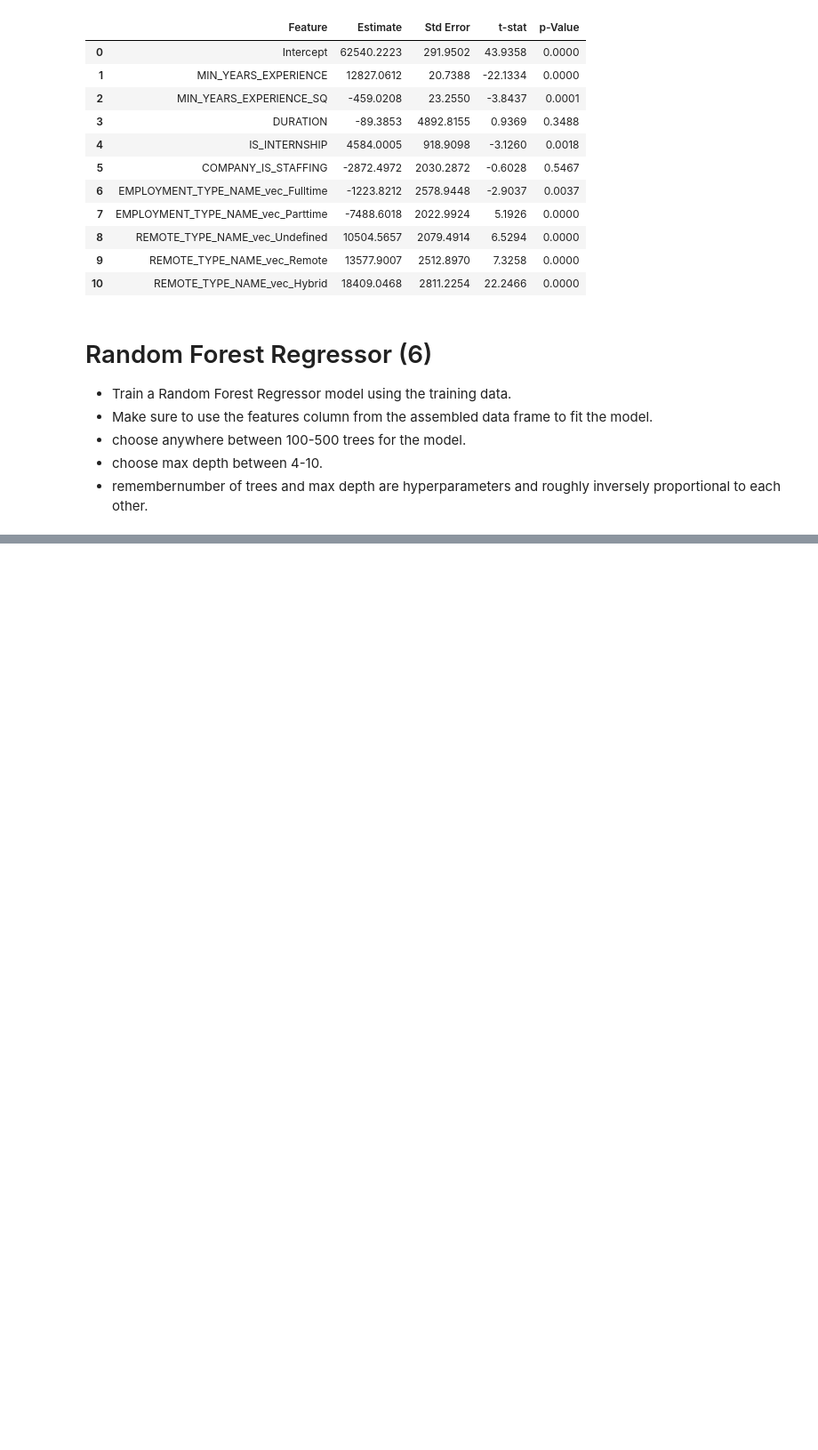
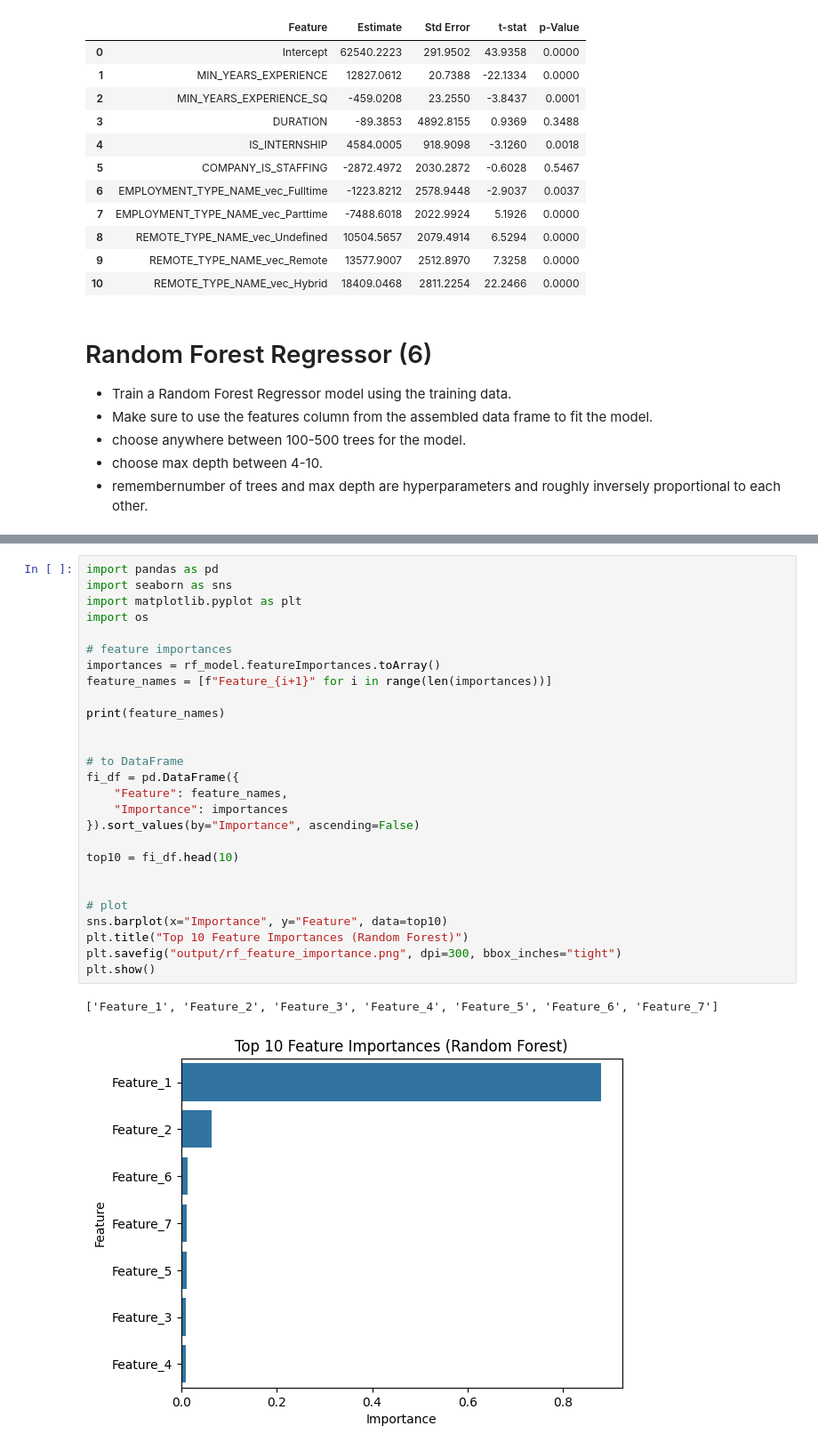
Before and after one commit to julio1the/assignment-04-juliocesarvg, a Jupyter notebook: assignment04-juliocesarvg_sol.ipynb, the cells around one changed output, grey strips where cells are left out. Shown at 89% size. Cells and saved outputs as stored; diff of their text form; blank space fills up the shorter version.

```diff
--- a/assignment04-juliocesarvg_sol.ipynb
+++ b/assignment04-juliocesarvg_sol.ipynb
@@ -774,0 +848,30 @@ data_rf = regression_data_final
+# %%
+import pandas as pd
+import seaborn as sns
+import matplotlib.pyplot as plt
+import os
+
+# feature importances
+importances = rf_model.featureImportances.toArray()
+feature_names = [f"Feature_{i+1}" for i in range(len(importances))]
+
+print(feature_names)
+
+
+# to DataFrame
+fi_df = pd.DataFrame({
+    "Feature": feature_names,
+    "Importance": importances
+}).sort_values(by="Importance", ascending=False)
+
+top10 = fi_df.head(10)
+
+
+# plot
+sns.barplot(x="Importance", y="Feature", data=top10)
+plt.title("Top 10 Feature Importances (Random Forest)")
+plt.savefig("output/rf_feature_importance.png", dpi=300, bbox_inches="tight")
+plt.show()
+# %% [output]
+['Feature_1', 'Feature_2', 'Feature_3', 'Feature_4', 'Feature_5', 'Feature_6', 'Feature_7']
+[figure, added]
```
Also changed, not shown: parts of 3 cells of this notebook.
